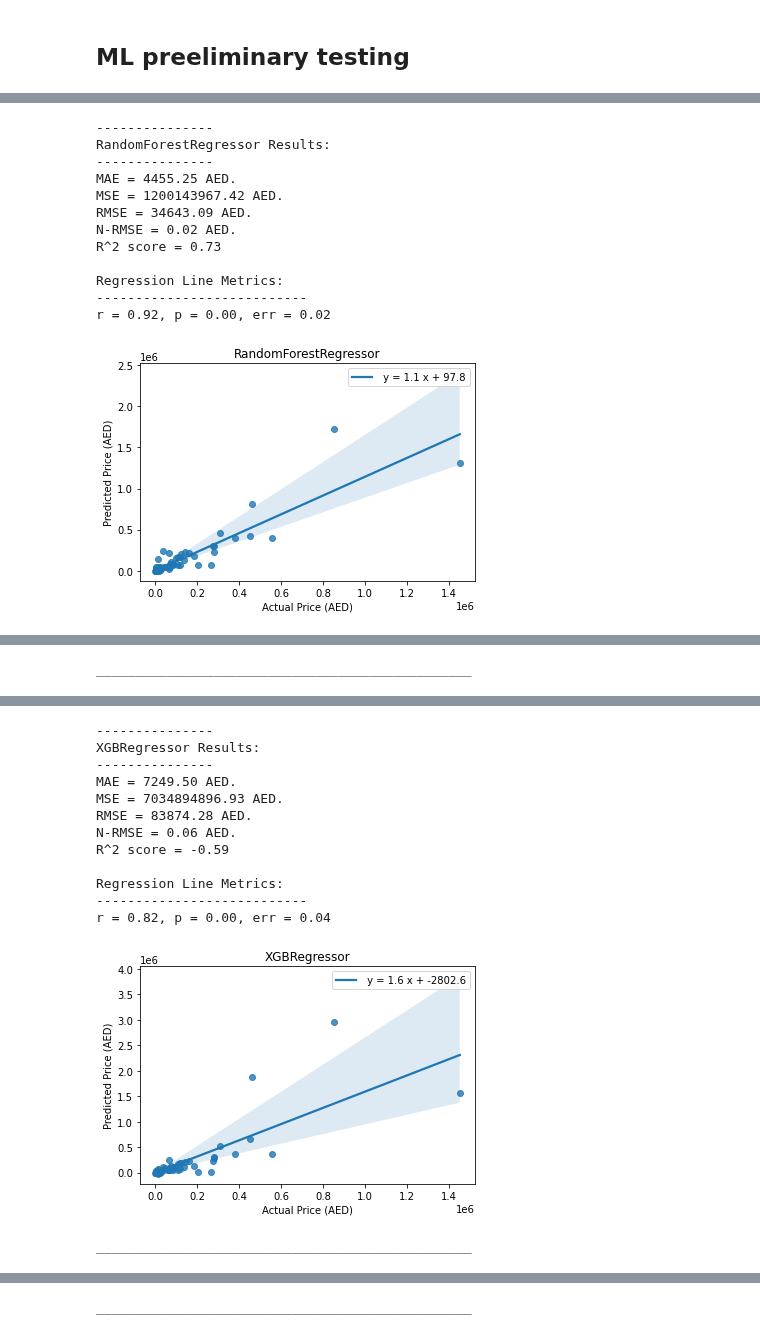
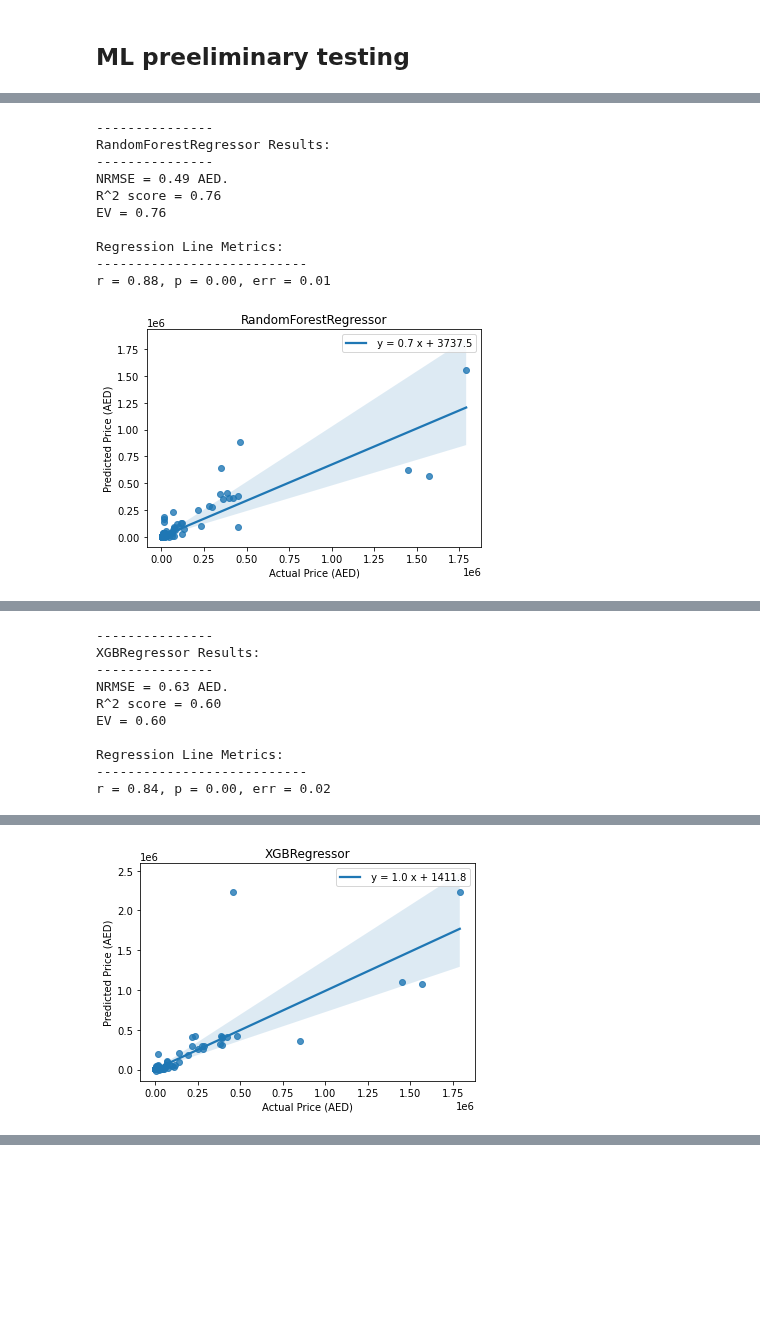
Before and after one commit to FardinAhsan146/DXB-Numberplate-Price-Predictor, a Jupyter notebook: preeliminary_ml.ipynb, the cells around one changed output, grey strips where cells are left out. Cells and saved outputs as stored; diff of their text form; code cells hidden in the pictures; blank space fills up the shorter version.

```diff
--- a/preeliminary_ml.ipynb
+++ b/preeliminary_ml.ipynb
@@ -34,0 +125,4 @@ IPython.OutputArea.auto_scroll_threshold = 9999
+# %%
+# Will iterate and inspect initial results from these models
+models = [RandomForestRegressor(),
+          XGBRegressor()]
@@ -35,3 +131,2 @@ IPython.OutputArea.auto_scroll_threshold = 9999
 # %%
-df = pd.read_csv('datasets/train.csv')
-df
+df_norm = pd.read_csv('datasets/training/train_norm.csv')
@@ -113,11 +132,0 @@ def regression_eval_nonn(model,
-# %%
-# Will iterate and inspect initial results from these models
-models = [RandomForestRegressor(),
-          XGBRegressor(),
-          LinearRegression(),
-          DecisionTreeRegressor(),
-          KNeighborsRegressor(),
-          ElasticNet(max_iter = 100000),
-          LassoCV(max_iter = 100000),
-          Lasso(),
-          SVR()]
@@ -137,23 +143,16 @@ Name: price, dtype: float64
 # %%
 for model in models:
-    regression_eval_nonn(model,
-                          train_X,
-                          train_y,
-                          val_X,
-                          val_y)
-    print('________________________________________________')
+    trainAndEvaluate(df_norm,model).regression_eval_nonn()
 # %% [output]
 [interactive output not drawn]
 ---------------
 RandomForestRegressor Results:
 ---------------
-MAE = 4455.25 AED.
-MSE = 1200143967.42 AED.
-RMSE = 34643.09 AED.
-N-RMSE = 0.02 AED.
-R^2 score = 0.73
+NRMSE = 0.49 AED.
+R^2 score = 0.76
+EV = 0.76
 
 Regression Line Metrics:
 ---------------------------
-r = 0.92, p = 0.00, err = 0.02
+r = 0.88, p = 0.00, err = 0.01
-[figure, old version]
+[figure, new version]
@@ -160 +160,10 @@ r = 0.92, p = 0.00, err = 0.02
-________________________________________________
+---------------
+XGBRegressor Results:
+---------------
+NRMSE = 0.63 AED.
+R^2 score = 0.60
+EV = 0.60
+
+Regression Line Metrics:
+---------------------------
+r = 0.84, p = 0.00, err = 0.02
@@ -162,14 +170 @@ ________________________________________________
----------------
-XGBRegressor Results:
----------------
-MAE = 7249.50 AED.
-MSE = 7034894896.93 AED.
-RMSE = 83874.28 AED.
-N-RMSE = 0.06 AED.
-R^2 score = -0.59
-
-Regression Line Metrics:
----------------------------
-r = 0.82, p = 0.00, err = 0.04
-[figure, old version]
+[figure, new version]
-________________________________________________
@@ -190 +170,0 @@ r = 0.88, p = 0.00, err = 0.03
-________________________________________________
```
Also changed, not shown: parts of 16 cells of this notebook.
